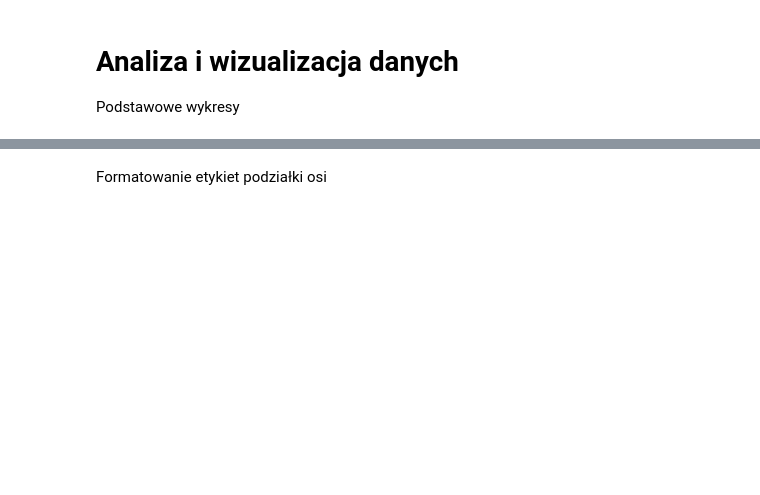
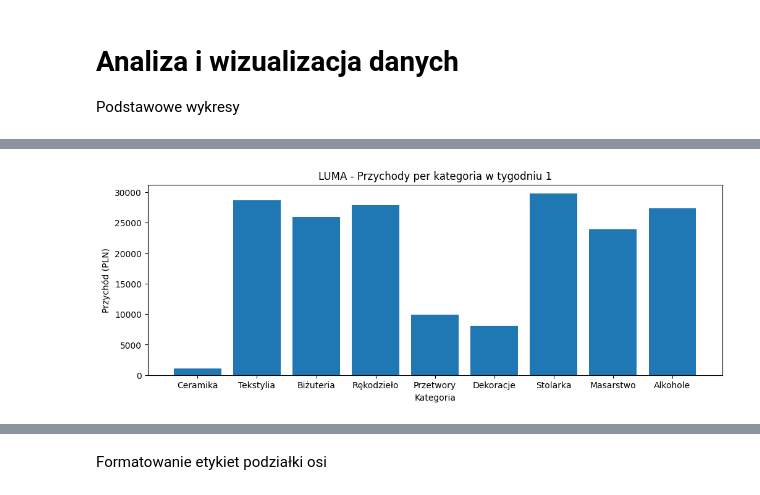
Before and after one commit to qwertyuszxc/DataVisualization, a Jupyter notebook: 01-bar.ipynb, the cells around one changed output, grey strips where cells are left out. Drawn from its saved outputs; the diff is of its cells as text; code cells hidden in the pictures; blank space fills up the shorter version.

```diff
--- a/01-bar.ipynb
+++ b/01-bar.ipynb
@@ -99,7 +140,9 @@ plt.show()
 # %%
 plt.figure(figsize=(12, 4))
-plt.bar(categories, hoights)
+plt.bar(categories, heights)
 plt.title("LUMA - Przychody per kategoria w tygodniu 1")
 plt.xlabel("Kategoria")
 plt.ylabel("Przychód (PLN)")
 plt.show()
+# %% [output]
+[figure, added]
```
Also changed, not shown: parts of 50 cells of this notebook.
